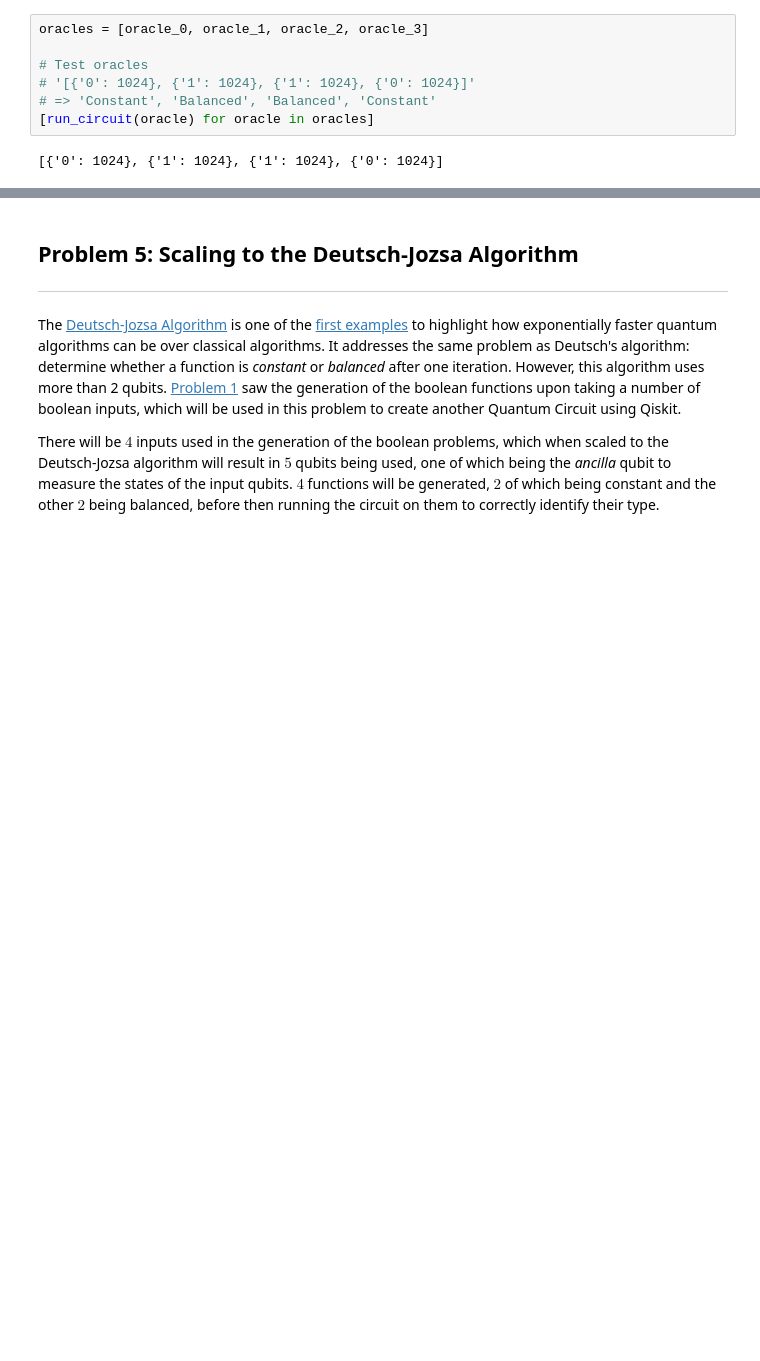
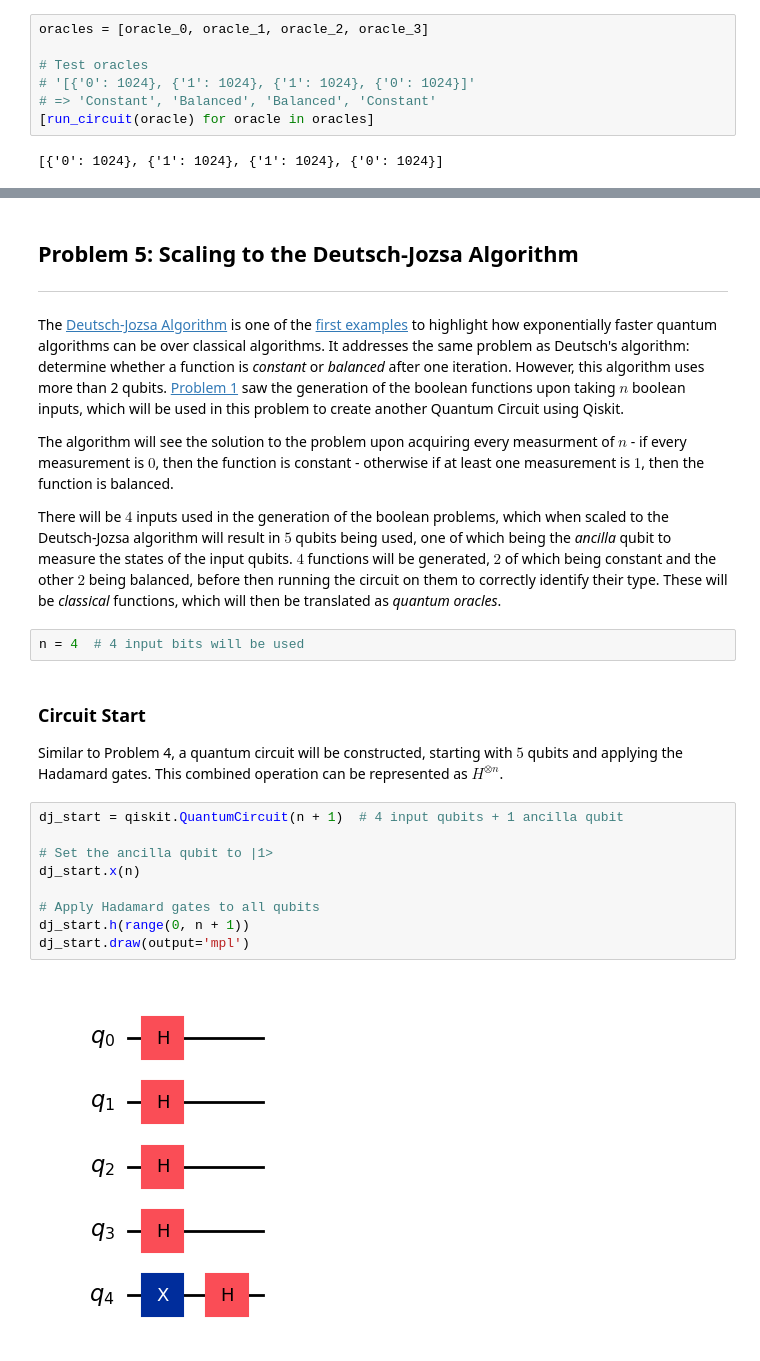
Before and after one commit to G00394925/emerging-technologies, a Jupyter notebook: problems.ipynb, the cells around one changed output, grey strips where cells are left out. Saved outputs shown, nothing was run; the diff lists cells and outputs as text; blank space fills up the shorter version.

Commit message:
More work on Problem 5, as well as some markdown improvements and changes to Problem 2.

```diff
--- a/problems.ipynb
+++ b/problems.ipynb
@@ -801,7 +832,26 @@ run_circuit(random.choice(oracles))
 ## Problem 5: Scaling to the Deutsch-Jozsa Algorithm
 <hr>
 
-The [Deutsch-Jozsa Algorithm](https://quantum.cloud.ibm.com/learning/en/modules/computer-science/deutsch-jozsa) is one of the [first examples](https://en.wikipedia.org/wiki/Deutsch%E2%80%93Jozsa_algorithm) to highlight how exponentially faster quantum algorithms can be over classical algorithms. It addresses the same problem as Deutsch's algorithm: determine whether a function is *constant* or *balanced* after one iteration. However, this algorithm uses more than 2 qubits. [Problem 1](#problem-1-generating-random-boolean-functions) saw the generation of the boolean functions upon taking a number of boolean inputs, which will be used in this problem to create another Quantum Circuit using Qiskit.
+The [Deutsch-Jozsa Algorithm](https://quantum.cloud.ibm.com/learning/en/modules/computer-science/deutsch-jozsa) is one of the [first examples](https://en.wikipedia.org/wiki/Deutsch%E2%80%93Jozsa_algorithm) to highlight how exponentially faster quantum algorithms can be over classical algorithms. It addresses the same problem as Deutsch's algorithm: determine whether a function is *constant* or *balanced* after one iteration. However, this algorithm uses more than 2 qubits. [Problem 1](#problem-1-generating-random-boolean-functions) saw the generation of the boolean functions upon taking $n$ boolean inputs, which will be used in this problem to create another Quantum Circuit using Qiskit.
 
-There will be $4$ inputs used in the generation of the boolean problems, which when scaled to the Deutsch-Jozsa algorithm will result in $5$ qubits being used, one of which being the *ancilla* qubit to measure the states of the input qubits. $4$ functions will be generated, $2$ of which being constant and the other $2$ being balanced, before then running the circuit on them to correctly identify their type.
+The algorithm will see the solution to the problem upon acquiring every measurment of $n$ - if every measurement is $0$, then the function is constant - otherwise if at least one measurement is $1$, then the function is balanced.
+
+There will be $4$ inputs used in the generation of the boolean problems, which when scaled to the Deutsch-Jozsa algorithm will result in $5$ qubits being used, one of which being the *ancilla* qubit to measure the states of the input qubits. $4$ functions will be generated, $2$ of which being constant and the other $2$ being balanced, before then running the circuit on them to correctly identify their type. These will be *classical* functions, which will then be translated as *quantum oracles*.
+# %%
+n = 4  # 4 input bits will be used
+# %% [markdown]
+### Circuit Start
+
+Similar to Problem 4, a quantum circuit will be constructed, starting with $5$ qubits and applying the Hadamard gates. This combined operation can be represented as $H^{{\otimes}n}$.
+# %%
+dj_start = qiskit.QuantumCircuit(n + 1)  # 4 input qubits + 1 ancilla qubit
+
+# Set the ancilla qubit to |1>
+dj_start.x(n)
+
+# Apply Hadamard gates to all qubits
+dj_start.h(range(0, n + 1))
+dj_start.draw(output='mpl')
+# %% [output]
+[figure, added]
 # %% [markdown]
```
Also changed, not shown: parts of 20 cells of this notebook.
